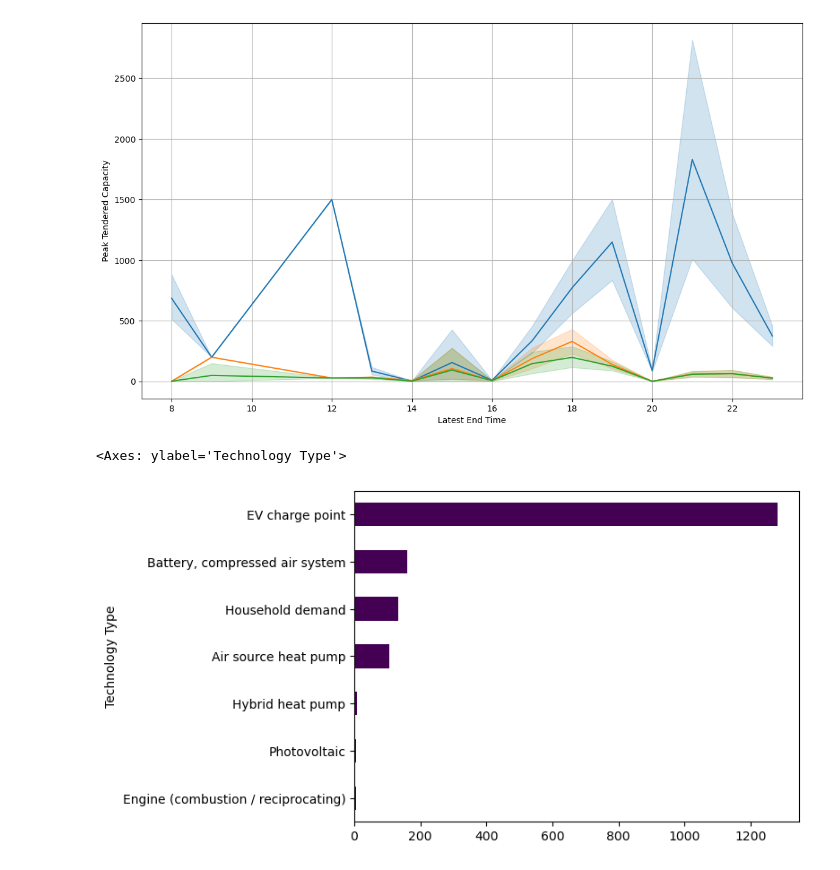
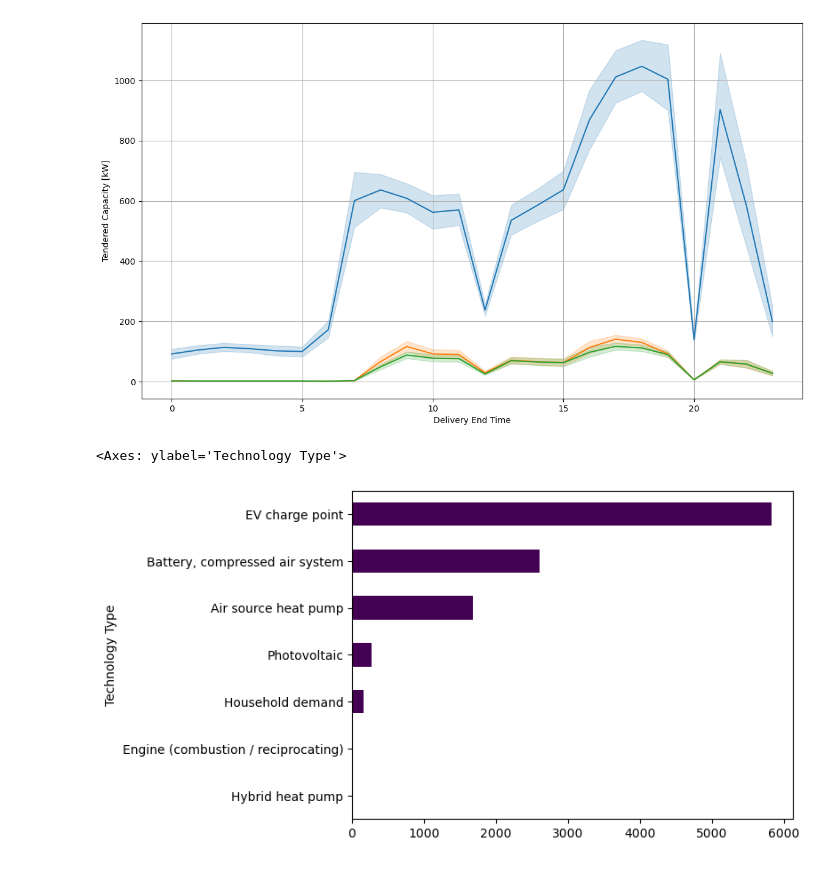
Before and after one commit to johnomage/Flexibility-Trades-Data-EDA, a Jupyter notebook: flex_analysis.ipynb, the cells around one changed output. Saved outputs shown, nothing was run; the diff lists cells and outputs as text; code cells hidden in the pictures.

```diff
--- a/flex_analysis.ipynb
+++ b/flex_analysis.ipynb
@@ -4,6 +4,6 @@ import numpy as np
 import matplotlib.pyplot as plt
 import seaborn as sns
 # %%
-data = pd.read_csv('trades_results_summary.csv')
+data = pd.read_csv('trade_results.csv')
 data.head()
 # %% [output]
@@ -41,4 +41,4 @@ memory usage: 1012.2+ KB
 # %%
-data['Latest End Time'] = pd.to_datetime(data['Latest End Time'], infer_datetime_format=True)
+data['Delivery End Time'] = pd.to_datetime(data['Delivery End Time'], infer_datetime_format=True)
 data.sample(5)
 # %% [output]
@@ -52,17 +52,17 @@ data.sample(5)
 # %%
 fig, ax = plt.subplots(figsize=(14,8))
 
-for feature in ['Peak Tendered Capacity', 'Offered Capacity [kW]', 'Accepted Capacity [kW]']:
-    sns.lineplot(data=data, x=data['Latest End Time'].dt.hour, y=feature, ax=ax, legend=True)
+for feature in ['Tendered Capacity [kW]', 'Offered Capacity [kW]', 'Accepted Capacity [kW]']:
+    sns.lineplot(data=data, x=data['Delivery End Time'].dt.hour, y=feature, ax=ax, legend=True)
     plt.grid(True)
 plt.show()
 # %% [output]
-[figure, old version]
+[figure, new version]
 # %%
 data['Technology Type'].value_counts().sort_values().plot(kind='barh', colormap='viridis')
 # %% [output]
 <Axes: ylabel='Technology Type'>
-[figure, old version]
+[figure, new version]
 # %%
 
 def display_table(index, columns, values, agg_func='sum', margins_name='Total'):
```
Also changed, not shown: parts of 15 cells of this notebook, 4 other files.
